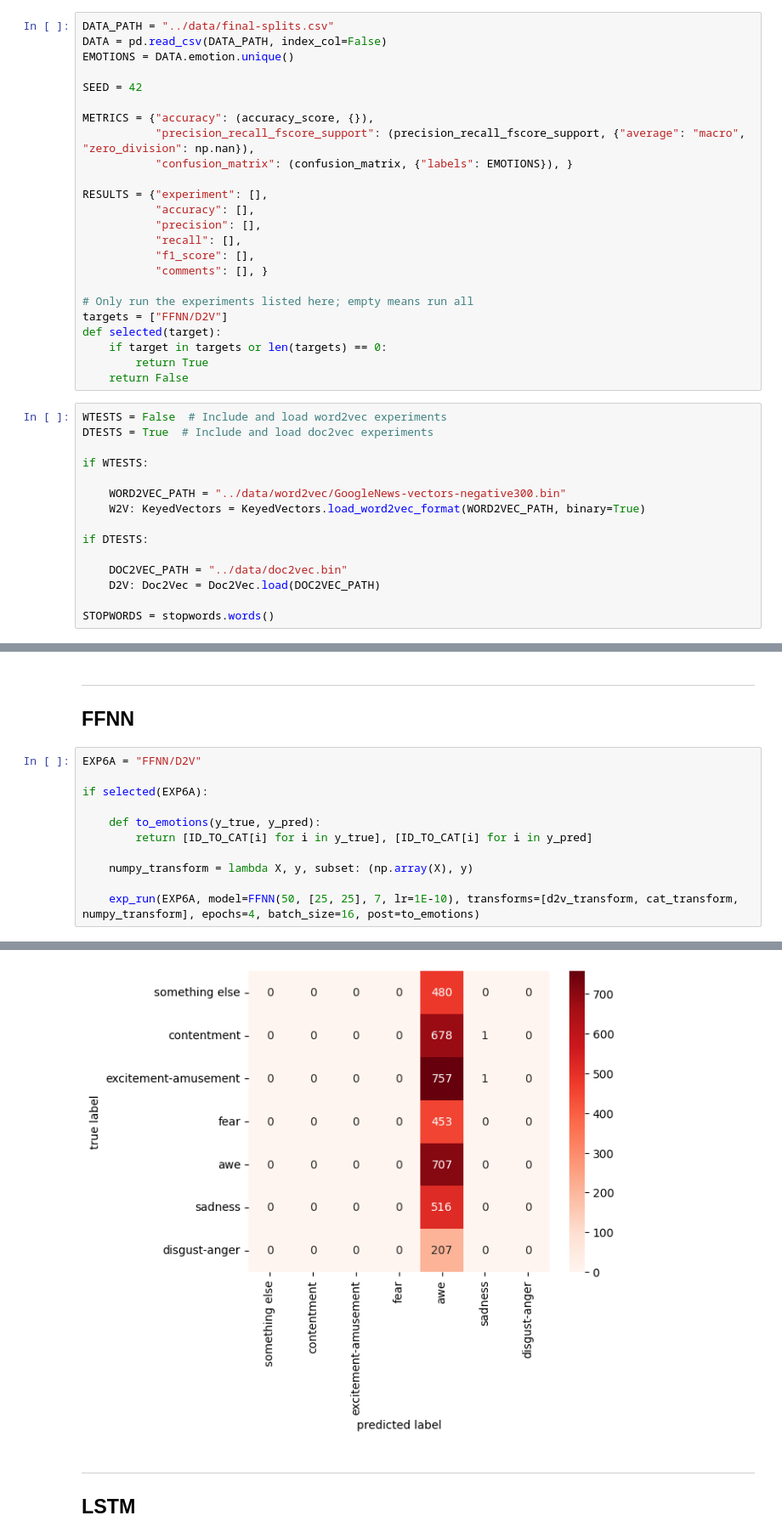
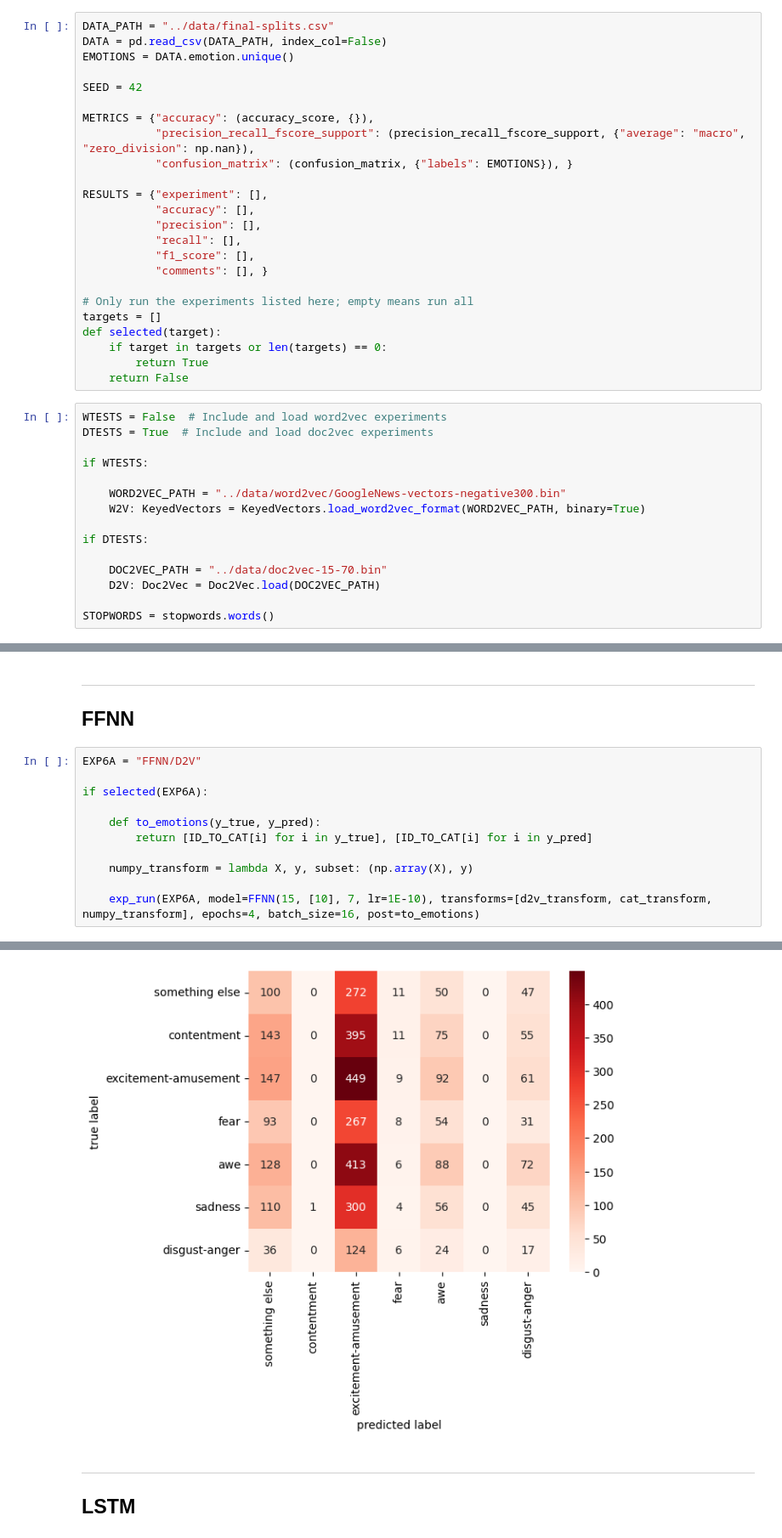
Before and after one commit to AlejandroCiuba/CS2756-Group-Project, a Jupyter notebook: Alejandro/text_experiments.ipynb, the cells around one changed output, grey strips where cells are left out. Shown: that part at 85% size. Saved outputs shown, nothing was run; the diff lists cells and outputs as text.

```diff
--- a/Alejandro/text_experiments.ipynb
+++ b/Alejandro/text_experiments.ipynb
@@ -81,7 +81,7 @@ RESULTS = {"experiment": [],
            "comments": [], }
 
 # Only run the experiments listed here; empty means run all
-targets = ["FFNN/D2V"]
+targets = []
 def selected(target):
     if target in targets or len(targets) == 0:
         return True
@@ -97,7 +97,7 @@ if WTESTS:
 
 if DTESTS:
 
-    DOC2VEC_PATH = "../data/doc2vec.bin"
+    DOC2VEC_PATH = "../data/doc2vec-15-70.bin"
     D2V: Doc2Vec = Doc2Vec.load(DOC2VEC_PATH)
 
 STOPWORDS = stopwords.words()
@@ -237,5 +303,5 @@ if selected(EXP6A):
 
     numpy_transform = lambda X, y, subset: (np.array(X), y)
 
-    exp_run(EXP6A, model=FFNN(50, [25, 25], 7, lr=1E-10), transforms=[d2v_transform, cat_transform, numpy_transform], epochs=4, batch_size=16, post=to_emotions)
+    exp_run(EXP6A, model=FFNN(15, [10], 7, lr=1E-10), transforms=[d2v_transform, cat_transform, numpy_transform], epochs=4, batch_size=16, post=to_emotions)
 # %% [output]
@@ -259,4 +325,4 @@ F1-Score: 0.314
-[figure, old version]
+[figure, new version]
 # %% [markdown]
 ***
 ## LSTM
```
Also changed, not shown: parts of 12 cells of this notebook, 1 other file.
